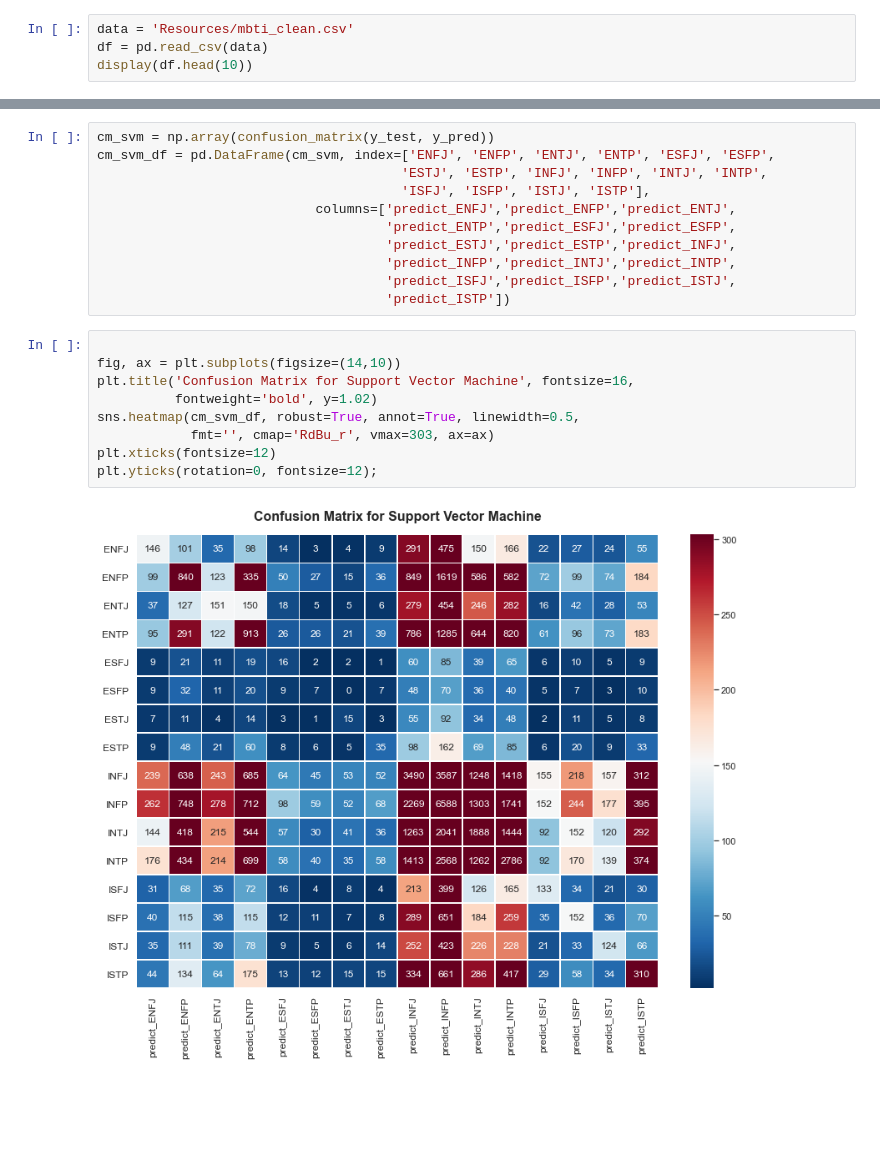
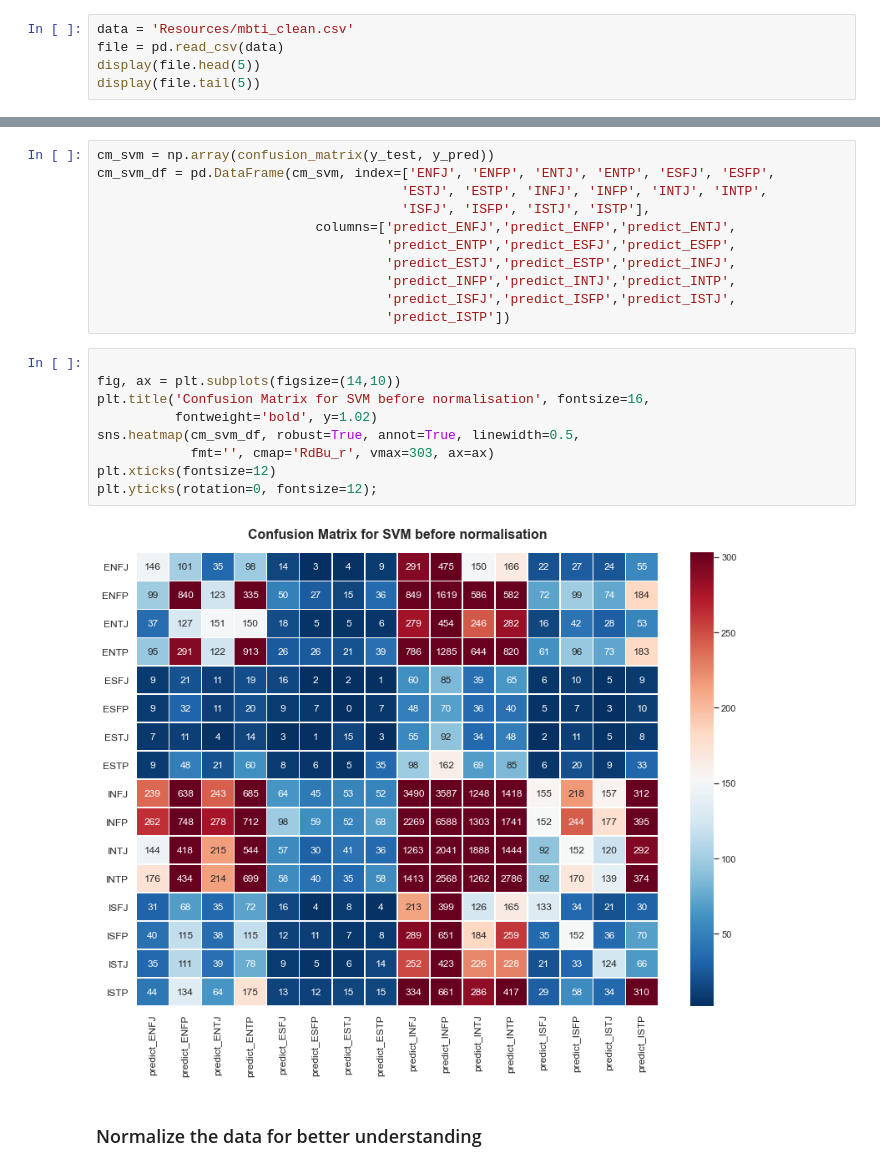
Before and after one commit to KatiuscaQ/Myers_Briggs_Type_Indicator, a Jupyter notebook: SVM_Prototype_updated.ipynb, the cells around one changed output, grey strips where cells are left out. Cells and saved outputs as stored; diff of their text form; blank space fills up the shorter version.

```diff
--- a/SVM_Prototype_updated.ipynb
+++ b/SVM_Prototype_updated.ipynb
@@ -14,8 +15,9 @@ metrics, model_selection, feature_selection)
 ### Load in the data
 # %%
 data = 'Resources/mbti_clean.csv'
-df = pd.read_csv(data)
-display(df.head(10))
+file = pd.read_csv(data)
+display(file.head(5))
+display(file.tail(5))
 # %% [output]
 |  | type | posts |
 | 0 | INFJ | The last thing INFJ friend posted... |
@@ -264,11 +299,13 @@ cm_svm_df = pd.DataFrame(cm_svm, index=['ENFJ', 'ENFP', 'ENTJ', 'ENTP', 'ESFJ',
 # %%
 
 fig, ax = plt.subplots(figsize=(14,10))
-plt.title('Confusion Matrix for Support Vector Machine', fontsize=16,
+plt.title('Confusion Matrix for SVM before normalisation', fontsize=16,
           fontweight='bold', y=1.02)
 sns.heatmap(cm_svm_df, robust=True, annot=True, linewidth=0.5,
             fmt='', cmap='RdBu_r', vmax=303, ax=ax)
 plt.xticks(fontsize=12)
 plt.yticks(rotation=0, fontsize=12);
 # %% [output]
-[figure, old version]
+[figure, new version]
+# %% [markdown]
+### Normalize the data for better understanding
```
Also changed, not shown: parts of 9 cells of this notebook.
